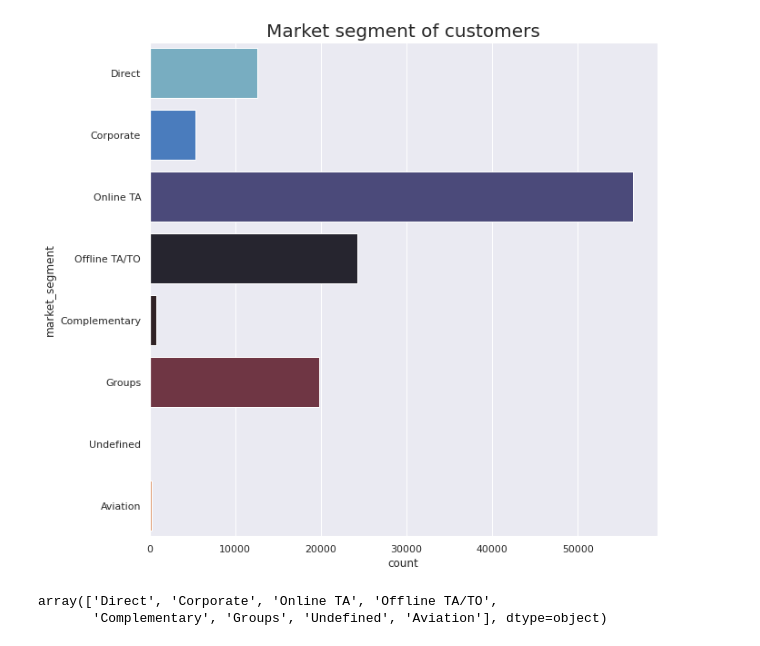
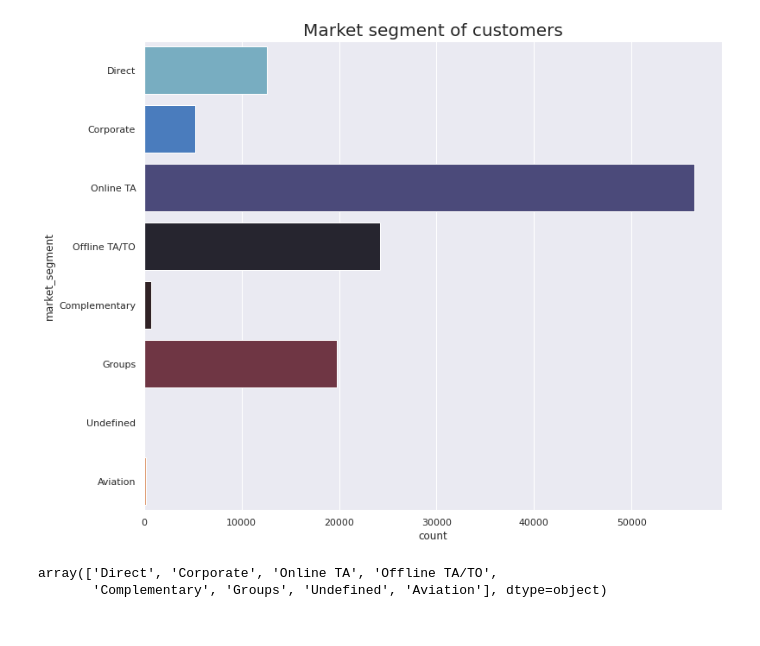
Before and after one commit to Sriharish19/EDA-Hotel-Booking-Capstone-Project-1, a Jupyter notebook: SH_Hotel_Booking_Capstone_Project.ipynb, the cells around one changed output. Drawn from its saved outputs; the diff is of its cells as text; code cells hidden in the pictures.

```diff
--- a/SH_Hotel_Booking_Capstone_Project.ipynb
+++ b/SH_Hotel_Booking_Capstone_Project.ipynb
@@ -149,13 +155,14 @@ fig.show()
 # %%
 #Plotting Market segment of customers using seaborn
 
 import seaborn as sns
-plt.figure(figsize=(10,10))
+plt.rcParams['figure.figsize']=(12,10)
+
 sns.set_theme(style="darkgrid")
 sns.countplot(data=df, y ='market_segment',palette='icefire').set_title('Market segment of customers', fontsize = 20)
 plt.show()
 # %% [output]
-[figure, old version]
+[figure, new version]
 # %%
 df.market_segment.unique()
 # %% [output]
```
Also changed, not shown: parts of 5 cells of this notebook.
